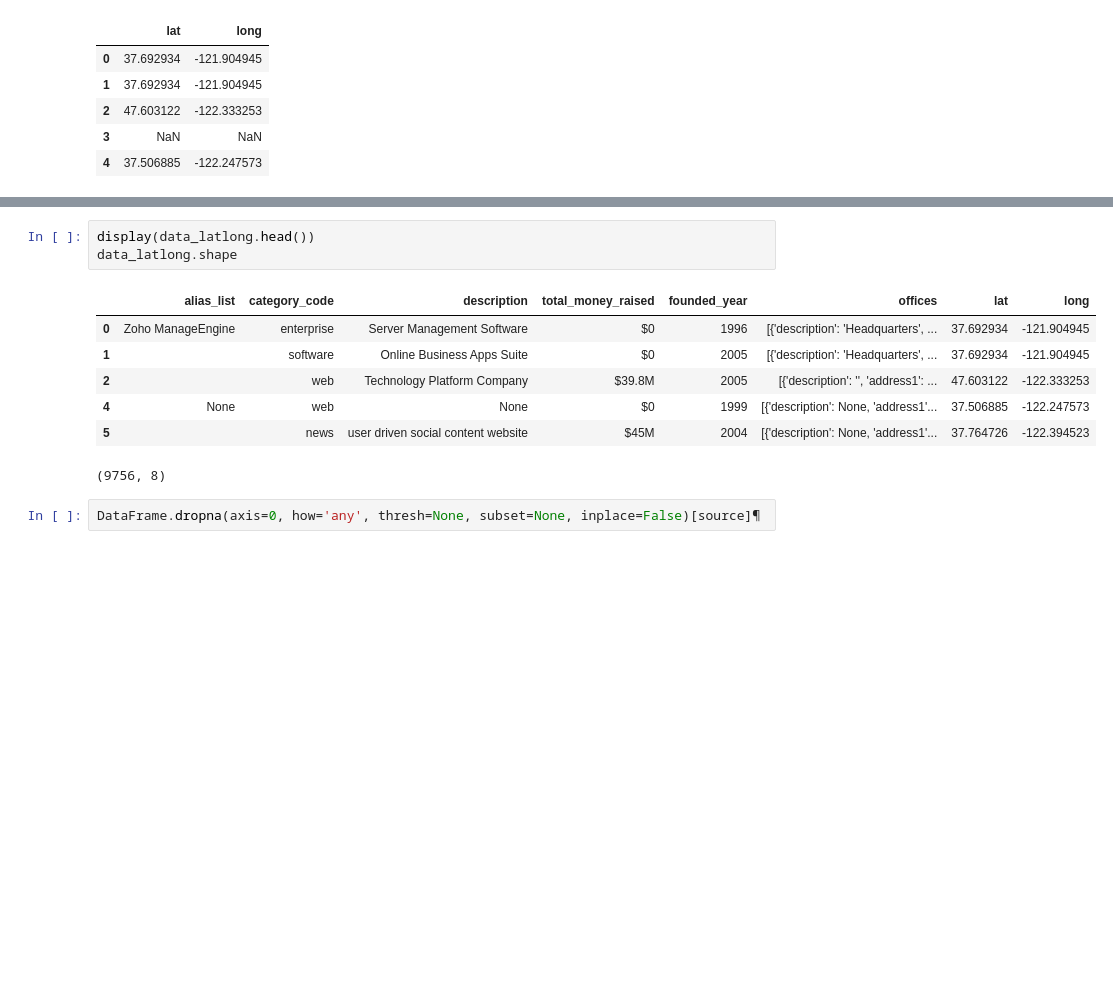
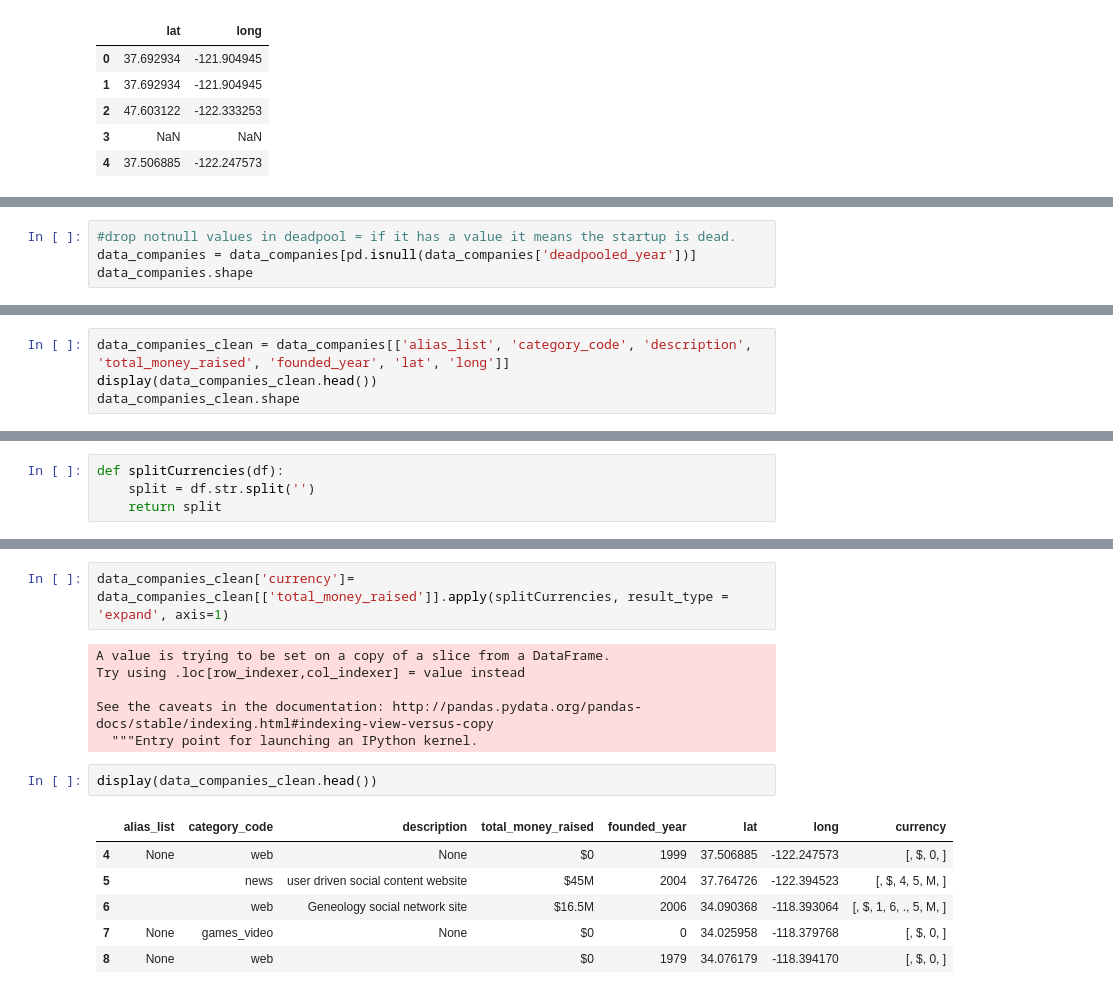
Before and after one commit to aiborra11/Geoquery-project, a Jupyter notebook: Untitled.ipynb, the cells around one changed output, grey strips where cells are left out. Saved outputs shown, nothing was run; the diff lists cells and outputs as text; blank space fills up the shorter version.

Commit message:
keep cleaning

```diff
--- a/Untitled.ipynb
+++ b/Untitled.ipynb
@@ -117,0 +111,4 @@ data_latlong.dropna(subset=['lat','long'], inplace = True)
+# %%
+#drop notnull values in deadpool = if it has a value it means the startup is dead.
+data_companies = data_companies[pd.isnull(data_companies['deadpooled_year'])]
+data_companies.shape
@@ -117,0 +117,4 @@ data_latlong.dropna(subset=['lat','long'], inplace = True)
+# %%
+data_companies_clean = data_companies[['alias_list', 'category_code', 'description', 'total_money_raised', 'founded_year', 'lat', 'long']]
+display(data_companies_clean.head())
+data_companies_clean.shape
@@ -117,0 +171,4 @@ data_latlong.dropna(subset=['lat','long'], inplace = True)
+# %%
+def splitCurrencies(df):
+    split = df.str.split('')
+    return split
@@ -118,13 +186,17 @@ data_latlong.dropna(subset=['lat','long'], inplace = True)
+# %%
+data_companies_clean['currency']= data_companies_clean[['total_money_raised']].apply(splitCurrencies, result_type = 'expand', axis=1)
+# %% [output]
+A value is trying to be set on a copy of a slice from a DataFrame.
+Try using .loc[row_indexer,col_indexer] = value instead
+
+See the caveats in the documentation: http://pandas.pydata.org/pandas-docs/stable/indexing.html#indexing-view-versus-copy
+  """Entry point for launching an IPython kernel.
 # %%
-display(data_latlong.head())
-data_latlong.shape
+display(data_companies_clean.head())
 # %% [output]
-|  | alias_list | category_code | description | total_money_raised | founded_year | offices | lat | long |
-| 0 | Zoho ManageEngine | enterprise | Server Management Software | $0 | 1996 | [{'description': 'Headquarters', ... | 37.692934 | -121.904945 |
-| 1 |  | software | Online Business Apps Suite | $0 | 2005 | [{'description': 'Headquarters', ... | 37.692934 | -121.904945 |
-| 2 |  | web | Technology Platform Company | $39.8M | 2005 | [{'description': '', 'address1': ... | 47.603122 | -122.333253 |
-| 4 | None | web | None | $0 | 1999 | [{'description': None, 'address1'... | 37.506885 | -122.247573 |
-| 5 |  | news | user driven social content website | $45M | 2004 | [{'description': None, 'address1'... | 37.764726 | -122.394523 |
+|  | alias_list | category_code | description | total_money_raised | founded_year | lat | long | currency |
+| 4 | None | web | None | $0 | 1999 | 37.506885 | -122.247573 | [, $, 0, ] |
+| 5 |  | news | user driven social content website | $45M | 2004 | 37.764726 | -122.394523 | [, $, 4, 5, M, ] |
+| 6 |  | web | Geneology social network site | $16.5M | 2006 | 34.090368 | -118.393064 | [, $, 1, 6, ., 5, M, ] |
+| 7 | None | games_video | None | $0 | 0 | 34.025958 | -118.379768 | [, $, 0, ] |
+| 8 | None | web |  | $0 | 1979 | 34.076179 | -118.394170 | [, $, 0, ] |
-(9756, 8)
-# %%
-DataFrame.dropna(axis=0, how='any', thresh=None, subset=None, inplace=False)[source]¶
```
Also changed, not shown: parts of 14 cells of this notebook.
